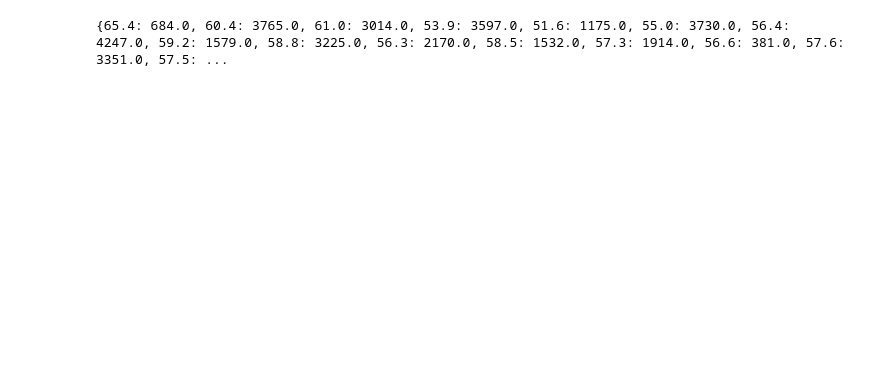
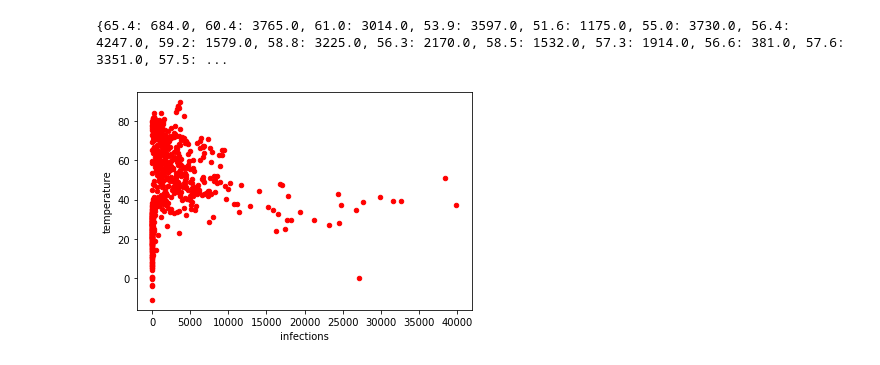
Before and after one commit to spjy/covid-temperature, a Jupyter notebook: covid.ipynb, the cells around one changed output. Drawn from its saved outputs; the diff is of its cells as text; code cells hidden in the pictures; blank space fills up the shorter version.

Commit message:
feat: plot data

```diff
--- a/covid.ipynb
+++ b/covid.ipynb
@@ -78,0 +59,7 @@ pandas.DataFrame(u, columns=u.keys(), index=[0]).to_csv('test.csv')
+# %%
+import matplotlib.pyplot as plt
+
+df.plot(kind='scatter',x='infections',y='temperature',color='red')
+plt.show()
+# %% [output]
+[figure, added]
```
Also changed, not shown: parts of 5 cells of this notebook.
